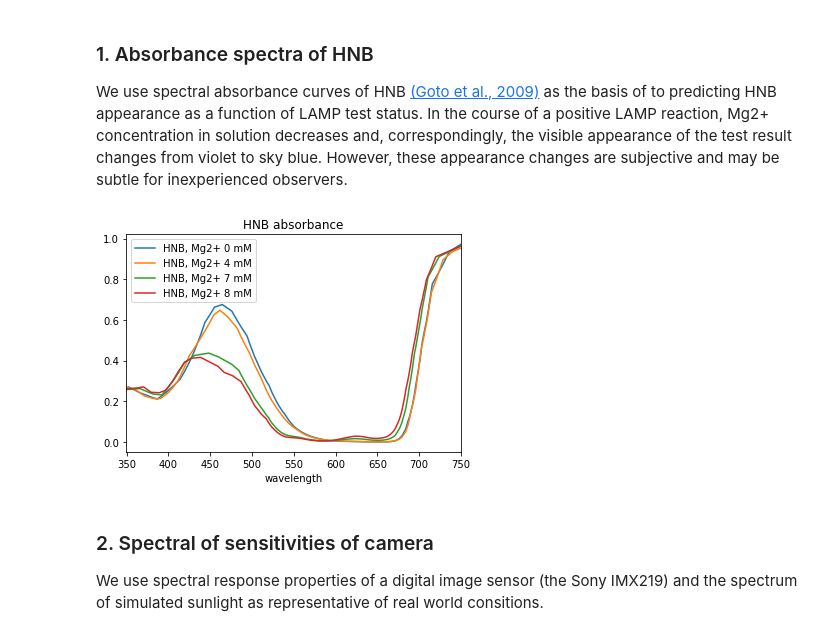
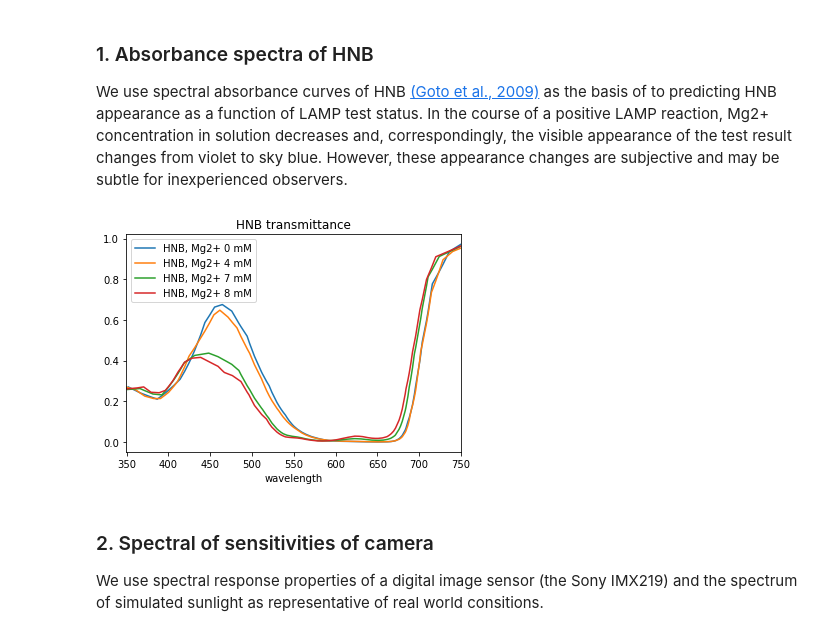
Before and after one commit to colorimetry/hnb-analysis, a Jupyter notebook: HNB-analysis.ipynb, the cells around one changed output. Saved outputs shown, nothing was run; the diff lists cells and outputs as text; code cells hidden in the pictures.

Commit message:
fix typo (absorbance->transmittance)

```diff
--- a/HNB-analysis.ipynb
+++ b/HNB-analysis.ipynb
@@ -64,9 +64,9 @@ df = pd.DataFrame(data)
 df.set_index('wavelength',inplace=True)
 del data
 # %%
-df.plot(title="HNB absorbance");
+df.plot(title="HNB transmittance");
 # %% [output]
-[figure, old version]
+[figure, new version]
 # %% [markdown]
 ### 2. Spectral of sensitivities of camera
 
```
